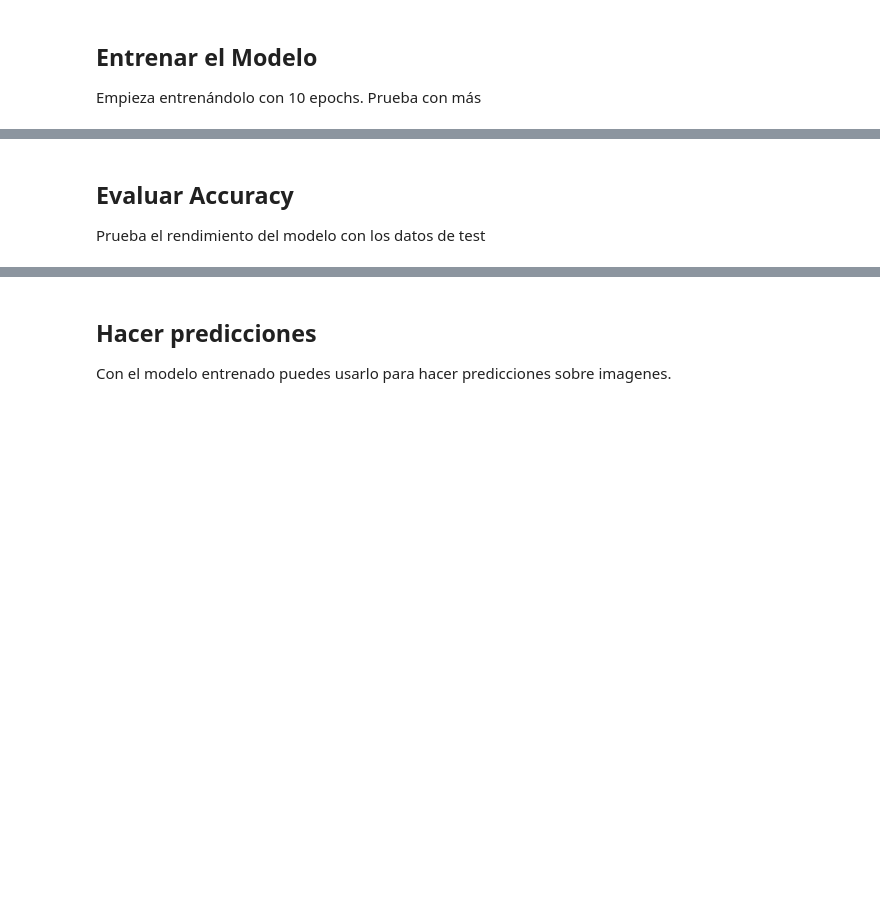
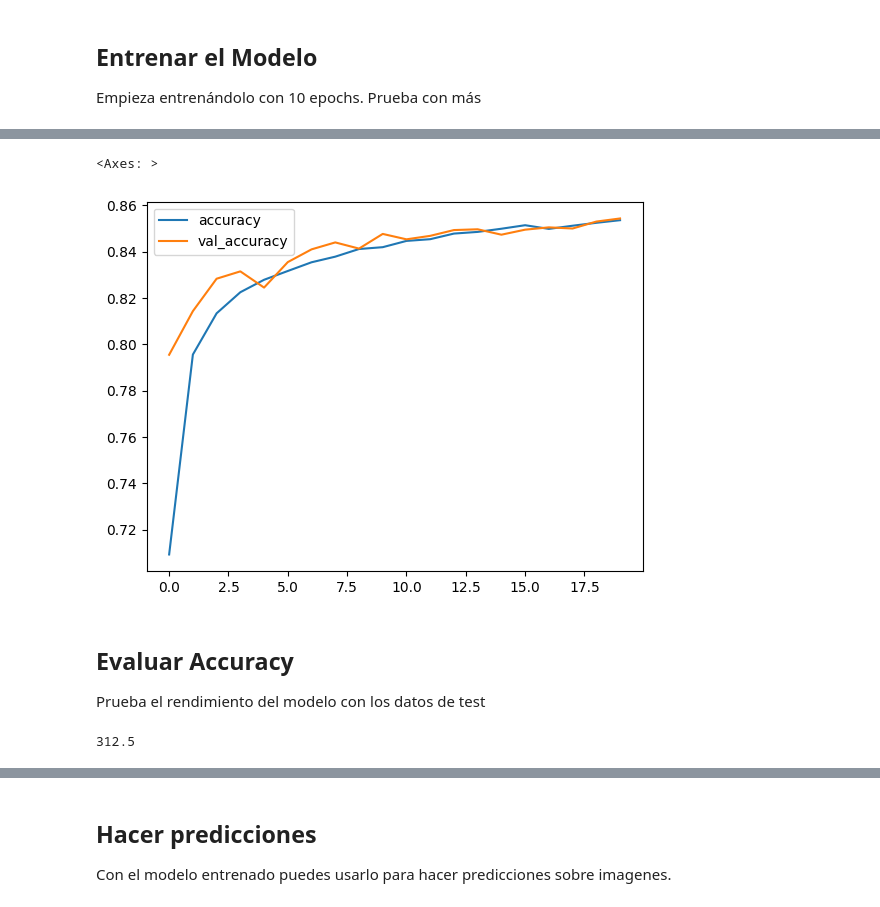
Before and after one commit to littlexen69/2506_dsft_thebridge, a Jupyter notebook: 3-Machine_Learning/4-Deep_Learning/1-Intro_Deep_Learning/ejercicios/Deep_Learning_classification.ipynb, the cells around one changed output, grey strips where cells are left out. Cells and saved outputs as stored; diff of their text form; code cells hidden in the pictures; blank space fills up the shorter version.

```diff
--- a/3-Machine_Learning/4-Deep_Learning/1-Intro_Deep_Learning/ejercicios/Deep_Learning_classification.ipynb
+++ b/3-Machine_Learning/4-Deep_Learning/1-Intro_Deep_Learning/ejercicios/Deep_Learning_classification.ipynb
@@ -121,6 +232,15 @@ Construir la red neuronal requiere configurar las capas del modelo y luego compi
 # %% [markdown]
 ### Configurar las Capas
 Construye todas las capas del modelo.
+# %%
+model = keras.Sequential([
+    keras.layers.Flatten(input_shape=(28,28)),
+    keras.layers.Dense(256),
+    keras.layers.Dense(128),
+    keras.layers.Dropout(0.2),
+    keras.layers.Dense(32),
+    keras.layers.Dense(10, activation="softmax"),
+])
 # %% [markdown]
 ### Compila el modelo
 
@@ -132,3 +252,7 @@ Antes de que el modelo este listo para entrenar , se necesitan algunas configura
 
 
 Como es un problema de clasificación multiclase, tendrás que usar `sparse_categorical_crossentropy` como función de coste. En cuanto a las métricas, usa simplemente `accuracy`.
+# %%
+model.compile(optimizer="sgd",
+              loss = "sparse_categorical_crossentropy",
+              metrics = ['accuracy'])
@@ -135,3 +297,5 @@ Como es un problema de clasificación multiclase, tendrás que usar `sparse_cate
 # %% [markdown]
 ## Entrenar el Modelo
 Empieza entrenándolo con 10 epochs. Prueba con más
+# %%
+earlystopping = keras.callbacks.EarlyStopping(patience=5)
@@ -137,0 +306,9 @@ Empieza entrenándolo con 10 epochs. Prueba con más
+# %%
+history = model.fit(
+    X_train,
+    y_train,
+    batch_size=128,
+    epochs = 20,
+    validation_split=0.1,
+    callbacks = [earlystopping]
+)
@@ -138,3 +333,12 @@ Empieza entrenándolo con 10 epochs. Prueba con más
+# %%
+pd.DataFrame(history.history)[['accuracy', 'val_accuracy']].plot()
+# %% [output]
+<Axes: >
+[figure, added]
 # %% [markdown]
 ## Evaluar Accuracy
 Prueba el rendimiento del modelo con los datos de test
+# %%
+X_test.shape[0]/32
+# %% [output]
+312.5
```
Also changed, not shown: parts of 36 cells of this notebook.
